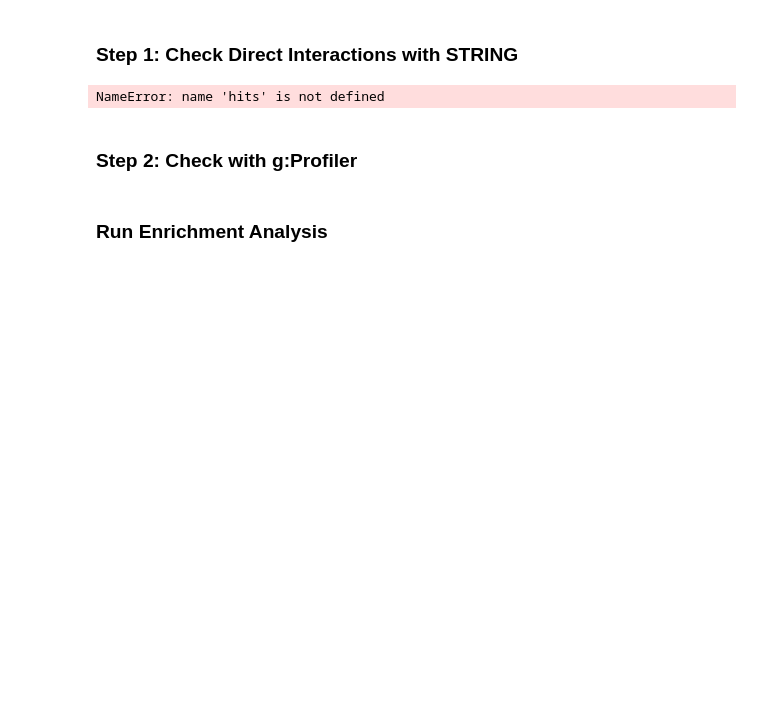
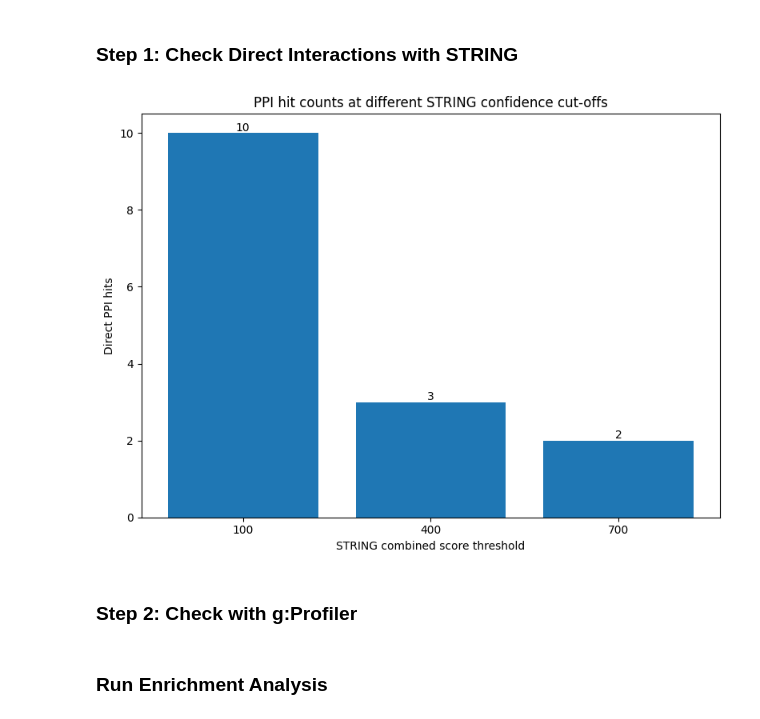
Before and after one commit to faith-ogun/bioslate-hgsoc-core, a Jupyter notebook: notebooks/sl_ppi_pathway_analysis.ipynb, the cells around one changed output. Drawn from its saved outputs; the diff is of its cells as text; code cells hidden in the pictures; blank space fills up the shorter version.

```diff
--- a/notebooks/sl_ppi_pathway_analysis.ipynb
+++ b/notebooks/sl_ppi_pathway_analysis.ipynb
@@ -79,8 +91,22 @@ hits[['Biomarker_HGNC', 'TargetGene_HGNC', 'PPI_found']].to_csv(
-# %%
-hits[['Biomarker_HGNC', 'TargetGene_HGNC', 'PPI_found']]
-
-# Only 5/197 have direct interactions
-# %% [output]
-NameError: name 'hits' is not defined
+# %%
+import matplotlib.pyplot as plt
+import pandas as pd
+
+# Load precomputed counts
+ppi_counts_df = pd.read_csv('../results/unified_validation_cna_expr_fdr_removed/ppi_counts_by_threshold.csv')
+
+# Bar chart
+plt.figure(figsize=(8,6))
+plt.bar(ppi_counts_df['STRING_threshold'].astype(str), ppi_counts_df['PPI_pairs_found'])
+plt.xlabel('STRING combined score threshold')
+plt.ylabel('Direct PPI hits')
+plt.title('PPI hit counts at different STRING confidence cut-offs')
+for i, val in enumerate(ppi_counts_df['PPI_pairs_found']):
+    plt.text(i, val + 0.05, str(val), ha='center', fontsize=10)
+plt.tight_layout()
+plt.savefig('../figures/ppi_hits_bar_chart.png', dpi=300)
+plt.show()
+# %% [output]
+[figure, added]
 # %% [markdown]
 ### Step 2: Check with g:Profiler
```
Also changed, not shown: parts of 9 cells of this notebook, 22 other files.
